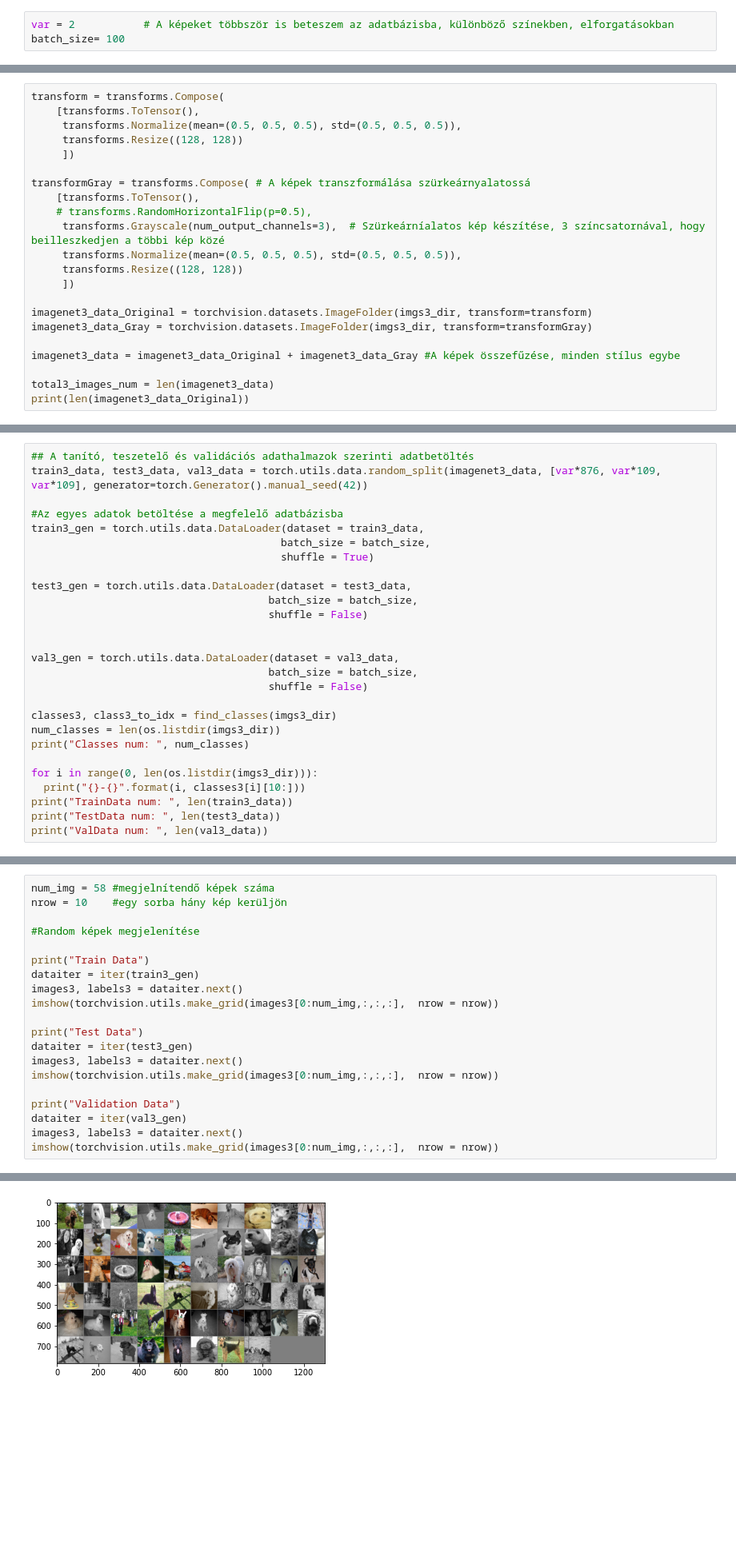
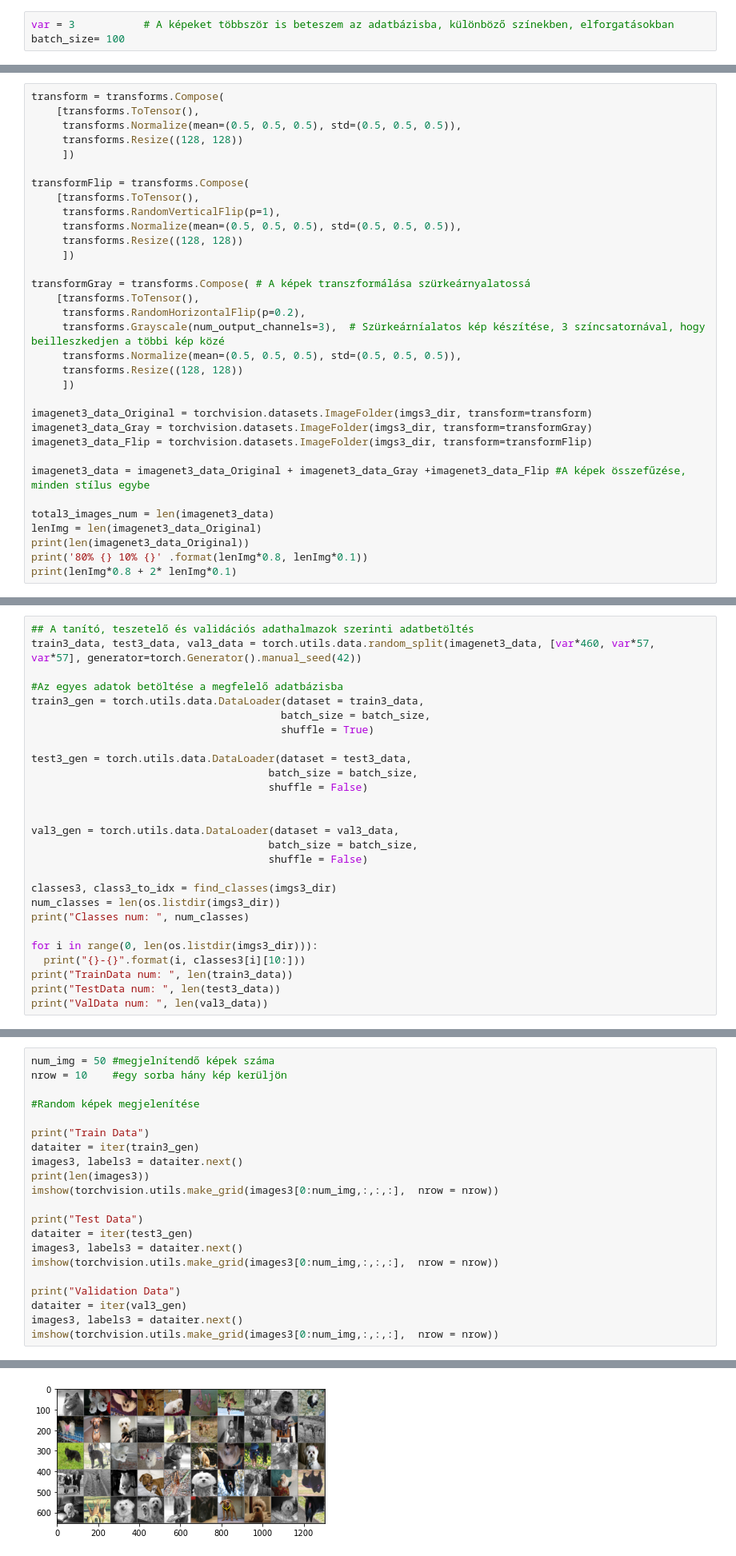
Before and after one commit to vircsinger625/Onlab_2020_2, a Jupyter notebook: Önlab_3Kutya_StanfordDogsDataset.ipynb, the cells around one changed output, grey strips where cells are left out. Shown at 80% size. Saved outputs shown, nothing was run; the diff lists cells and outputs as text; blank space fills up the shorter version.

Commit message:
3 var original, bw, flip

```diff
--- a/Önlab_3Kutya_StanfordDogsDataset.ipynb
+++ b/Önlab_3Kutya_StanfordDogsDataset.ipynb
@@ -189,3 +201,3 @@ Adatok beolvasása
 # %%
-var = 2           # A képeket többször is beteszem az adatbázisba, különböző színekben, elforgatásokban
+var = 3           # A képeket többször is beteszem az adatbázisba, különböző színekben, elforgatásokban
 batch_size= 100
@@ -214,9 +210,16 @@ transform = transforms.Compose(
      transforms.Resize((128, 128))
      ])
 
+transformFlip = transforms.Compose(
+    [transforms.ToTensor(),
+     transforms.RandomVerticalFlip(p=1),
+     transforms.Normalize(mean=(0.5, 0.5, 0.5), std=(0.5, 0.5, 0.5)),
+     transforms.Resize((128, 128))
+     ])
+
 transformGray = transforms.Compose( # A képek transzformálása szürkeárnyalatossá
     [transforms.ToTensor(),
-    # transforms.RandomHorizontalFlip(p=0.5),
+     transforms.RandomHorizontalFlip(p=0.2),
      transforms.Grayscale(num_output_channels=3),  # Szürkeárníalatos kép készítése, 3 színcsatornával, hogy beilleszkedjen a többi kép közé
      transforms.Normalize(mean=(0.5, 0.5, 0.5), std=(0.5, 0.5, 0.5)),
      transforms.Resize((128, 128))
@@ -224,9 +227,13 @@ transformGray = transforms.Compose( # A képek transzformálása szürkeárnyala
 
 imagenet3_data_Original = torchvision.datasets.ImageFolder(imgs3_dir, transform=transform)
 imagenet3_data_Gray = torchvision.datasets.ImageFolder(imgs3_dir, transform=transformGray)
+imagenet3_data_Flip = torchvision.datasets.ImageFolder(imgs3_dir, transform=transformFlip)
 
-imagenet3_data = imagenet3_data_Original + imagenet3_data_Gray #A képek összefűzése, minden stílus egybe
+imagenet3_data = imagenet3_data_Original + imagenet3_data_Gray +imagenet3_data_Flip #A képek összefűzése, minden stílus egybe
 
 total3_images_num = len(imagenet3_data)
+lenImg = len(imagenet3_data_Original)
 print(len(imagenet3_data_Original))
+print('80% {} 10% {}' .format(lenImg*0.8, lenImg*0.1))
+print(lenImg*0.8 + 2* lenImg*0.1)
 # %% [output]
@@ -234,6 +243,6 @@ print(len(imagenet3_data_Original))
 # %%
 ## A tanító, teszetelő és validációs adathalmazok szerinti adatbetöltés
-train3_data, test3_data, val3_data = torch.utils.data.random_split(imagenet3_data, [var*876, var*109, var*109], generator=torch.Generator().manual_seed(42))
+train3_data, test3_data, val3_data = torch.utils.data.random_split(imagenet3_data, [var*460, var*57, var*57], generator=torch.Generator().manual_seed(42))
 
 #Az egyes adatok betöltése a megfelelő adatbázisba
 train3_gen = torch.utils.data.DataLoader(dataset = train3_data,
@@ -272,5 +278,5 @@ ValData num:  218
 # %%
-num_img = 58 #megjelnítendő képek száma
+num_img = 50 #megjelnítendő képek száma
 nrow = 10    #egy sorba hány kép kerüljön
 
 #Random képek megjelenítése
@@ -278,6 +284,7 @@ nrow = 10    #egy sorba hány kép kerüljön
 print("Train Data")
 dataiter = iter(train3_gen)
 images3, labels3 = dataiter.next()
+print(len(images3))
 imshow(torchvision.utils.make_grid(images3[0:num_img,:,:,:],  nrow = nrow))
 
 print("Test Data")
@@ -294,2 +302,2 @@ Train Data
-[figure, old version]
+[figure, new version]
 Test Data
```
Also changed, not shown: parts of 17 cells of this notebook.
